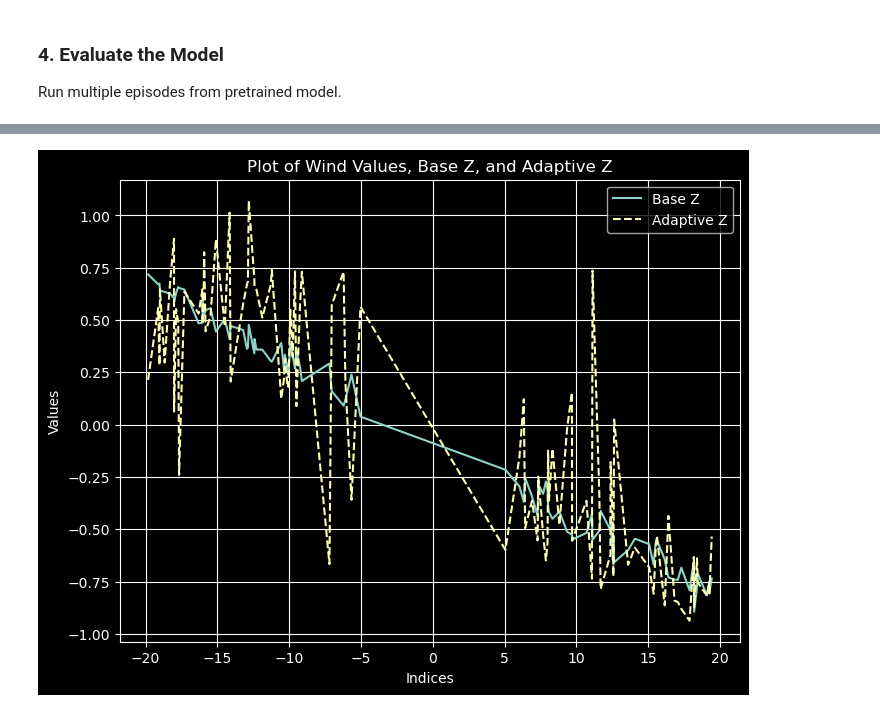
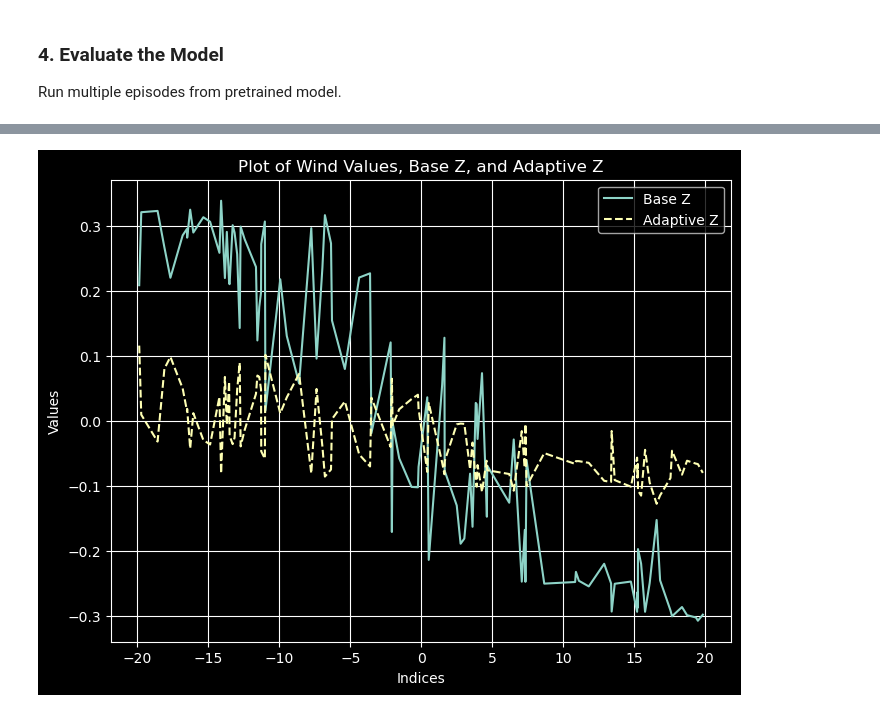
Before and after one commit to Paulomen2712/tum-adlr-ws25-16, a Jupyter notebook: PPO_lunar_landar.ipynb, the cells around one changed output, grey strips where cells are left out. Saved outputs shown, nothing was run; the diff lists cells and outputs as text; code cells hidden in the pictures.

```diff
--- a/PPO_lunar_landar.ipynb
+++ b/PPO_lunar_landar.ipynb
@@ -34,7 +38,7 @@ Initialise wandb session in the code cell below.
 # %%
 LOG = False
 if LOG:
-    logger = WandbSummaryWritter(project='ant', config =misc_hyperparameters['env']().load_hyperparameters())
+    logger = WandbSummaryWritter(project='lunar', config =misc_hyperparameters['env']().load_hyperparameters())
 else:
     logger=None
 # %% [markdown]
@@ -54,5 +58,3 @@ if LOAD_MODEL:
 ### 3. Train the Model
 
 Train model for specified amount of timestamps.
-# %%
-ppo.train()
@@ -112,7 +78,7 @@ wind_vals = []
 base_z = []
 adpt_z = []
 
-env = ppo.env_class(num_envs=1, render_mode='human')
+env = ppo.env_class(num_envs=1)
 obs, done = env.reset()
 
 reward = 0
@@ -121,13 +87,12 @@ while not done[0] and (obs[0][-2] == 0 or obs[0][-3] == 0):
     wind_vals.append(obs[0, -1])
 
     obs_tensor = torch.tensor(obs, dtype=torch.float32).to(ppo.device)
-    action = ppo.adapt_policy.sample_action(obs_tensor)
+    action, adpt_output = ppo.adapt_policy.sample_action(obs_tensor)
 
     base_output = ppo.policy.encoder(obs_tensor).detach().cpu().numpy().flatten()[0]
-    adpt_output = ppo.adapt_policy.encode(obs_tensor).detach().cpu().numpy().squeeze()[-1]
 
     base_z.append(base_output)
-    adpt_z.append(adpt_output)
+    adpt_z.append(adpt_output.cpu().numpy())
     obs, rew, done = env.step(action.cpu().numpy())
     reward += rew
     t+=1
@@ -160,17 +125,40 @@ plt.show()
+# %%
+ENVS = 100
+STEPS = 100
+ppo.adapt_policy.clear_history()
+adpt_policy = ppo.adapt_policy
+
+env = ppo.env_class(num_envs=ENVS)
+
+obs, done  = env.reset()
+base_output = torch.zeros((STEPS, ENVS))
+adpt_output = torch.zeros((STEPS, ENVS))
+for step in range(STEPS):
+    obs_tensor = torch.tensor(obs, dtype=torch.float32).to(ppo.device)
+    adpt_policy_action, z = adpt_policy.sample_action(obs_tensor)
+    base_output[step] = ppo.policy.encoder(obs_tensor).cpu().detach().flatten()
+    adpt_output[step] = z.cpu()
+
+    obs, _, _ = env.step(adpt_policy_action.cpu().numpy())
+
+
+t_winds = obs[:, -1]
+
+obs_tensor = torch.tensor(obs, dtype=torch.float32).to(ppo.device)
 # %%
 import numpy as np
-t_winds, b_z, a_z = ppo.validate_encoders(100, 100)
+# t_winds, b_z, a_z = ppo.validate_encoders(100, 100) [STEPS//2:, :]
 sorted_indices = np.argsort(t_winds)
 plt.figure(figsize=(8, 6))
-plt.plot(t_winds[sorted_indices], b_z[sorted_indices], label="Base Z")
-plt.plot(t_winds[sorted_indices], a_z[sorted_indices], label="Adaptive Z", linestyle='--')
+plt.plot(t_winds[sorted_indices], base_output[STEPS//2:, :].mean(0)[sorted_indices], label="Base Z")
+plt.plot(t_winds[sorted_indices], adpt_output[STEPS//2:, :].mean(0)[sorted_indices], label="Adaptive Z", linestyle='--')
 
 plt.xlabel("Indices")
 plt.ylabel("Values")
 plt.title("Plot of Wind Values, Base Z, and Adaptive Z")
 plt.legend()
 plt.grid(True)
 
 plt.show()
 # %% [output]
-[figure, old version]
+[figure, new version]
```
Also changed, not shown: parts of 10 cells of this notebook, 12 other files.
